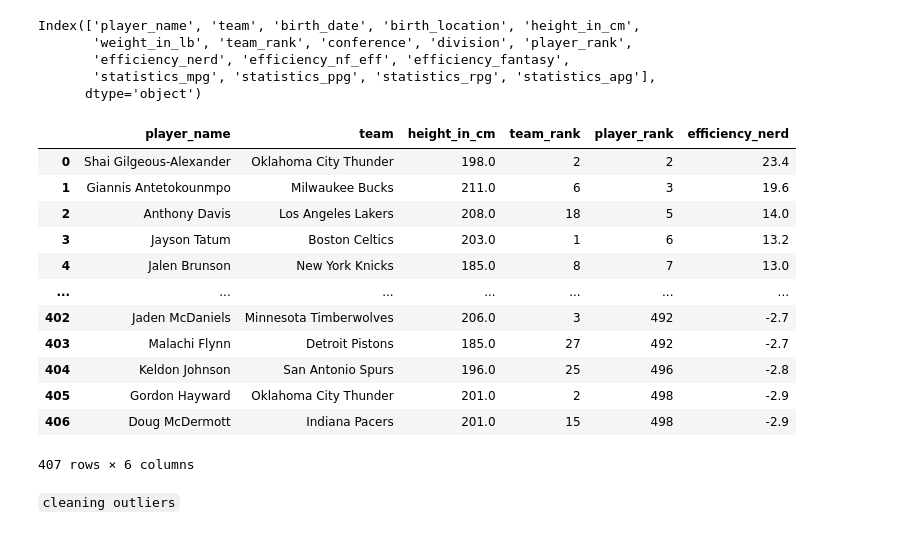
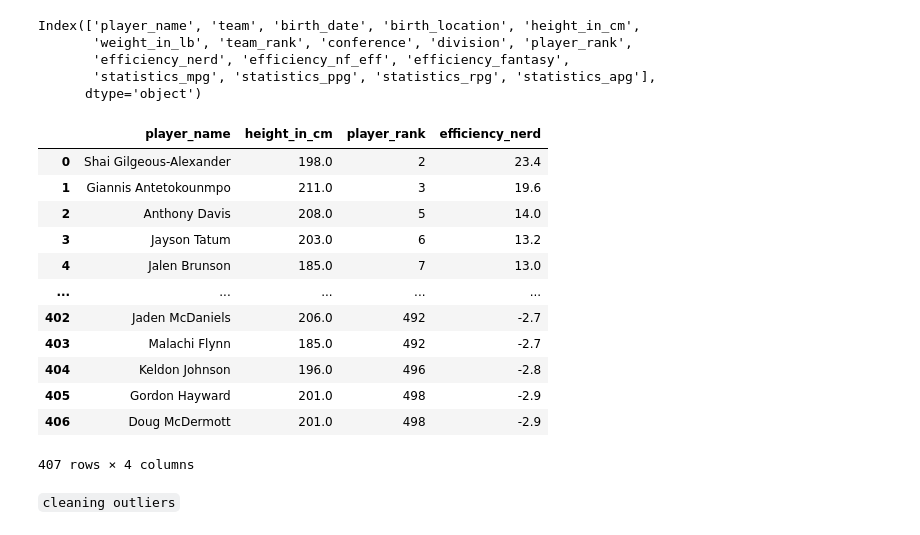
Before and after one commit to manab36/Data-Analysis, a Jupyter notebook: basketball_players_hypothesis_testing.ipynb, the cells around one changed output. Drawn from its saved outputs; the diff is of its cells as text; code cells hidden in the pictures.

```diff
--- a/basketball_players_hypothesis_testing.ipynb
+++ b/basketball_players_hypothesis_testing.ipynb
@@ -433,22 +442,22 @@ Index(['player_name', 'team', 'birth_date', 'birth_location', 'height_in_cm',
        'statistics_mpg', 'statistics_ppg', 'statistics_rpg', 'statistics_apg'],
       dtype='object')
 # %%
-htest_nerd_df= data[["player_name", "team", "height_in_cm", "team_rank","player_rank", "efficiency_nerd"]]
+htest_nerd_df= data[["player_name", "height_in_cm", "player_rank", "efficiency_nerd"]]
 htest_nerd_df
 # %% [output]
-|  | player_name | team | height_in_cm | team_rank | player_rank | efficiency_nerd |
-| 0 | Shai Gilgeous-Alexander | Oklahoma City Thunder | 198.0 | 2 | 2 | 23.4 |
-| 1 | Giannis Antetokounmpo | Milwaukee Bucks | 211.0 | 6 | 3 | 19.6 |
-| 2 | Anthony Davis | Los Angeles Lakers | 208.0 | 18 | 5 | 14.0 |
-| 3 | Jayson Tatum | Boston Celtics | 203.0 | 1 | 6 | 13.2 |
-| 4 | Jalen Brunson | New York Knicks | 185.0 | 8 | 7 | 13.0 |
-| ... | ... | ... | ... | ... | ... | ... |
-| 402 | Jaden McDaniels | Minnesota Timberwolves | 206.0 | 3 | 492 | -2.7 |
-| 403 | Malachi Flynn | Detroit Pistons | 185.0 | 27 | 492 | -2.7 |
-| 404 | Keldon Johnson | San Antonio Spurs | 196.0 | 25 | 496 | -2.8 |
-| 405 | Gordon Hayward | Oklahoma City Thunder | 201.0 | 2 | 498 | -2.9 |
-| 406 | Doug McDermott | Indiana Pacers | 201.0 | 15 | 498 | -2.9 |
+|  | player_name | height_in_cm | player_rank | efficiency_nerd |
+| 0 | Shai Gilgeous-Alexander | 198.0 | 2 | 23.4 |
+| 1 | Giannis Antetokounmpo | 211.0 | 3 | 19.6 |
+| 2 | Anthony Davis | 208.0 | 5 | 14.0 |
+| 3 | Jayson Tatum | 203.0 | 6 | 13.2 |
+| 4 | Jalen Brunson | 185.0 | 7 | 13.0 |
+| ... | ... | ... | ... | ... |
+| 402 | Jaden McDaniels | 206.0 | 492 | -2.7 |
+| 403 | Malachi Flynn | 185.0 | 492 | -2.7 |
+| 404 | Keldon Johnson | 196.0 | 496 | -2.8 |
+| 405 | Gordon Hayward | 201.0 | 498 | -2.9 |
+| 406 | Doug McDermott | 201.0 | 498 | -2.9 |
-407 rows × 6 columns
+407 rows × 4 columns
 # %% [markdown]
 `cleaning outliers`
 # %%
```
Also changed, not shown: parts of 24 cells of this notebook, 1 other file.
